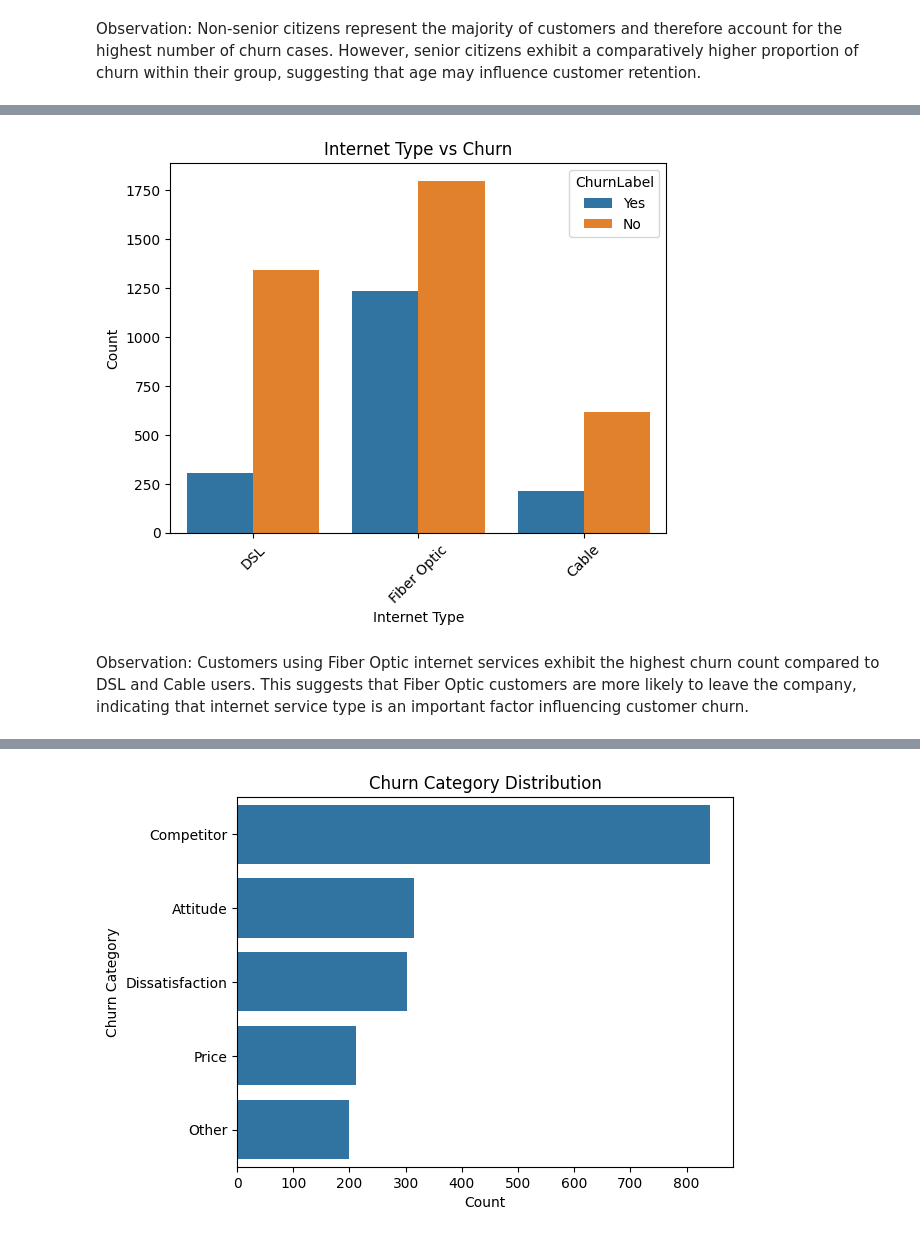
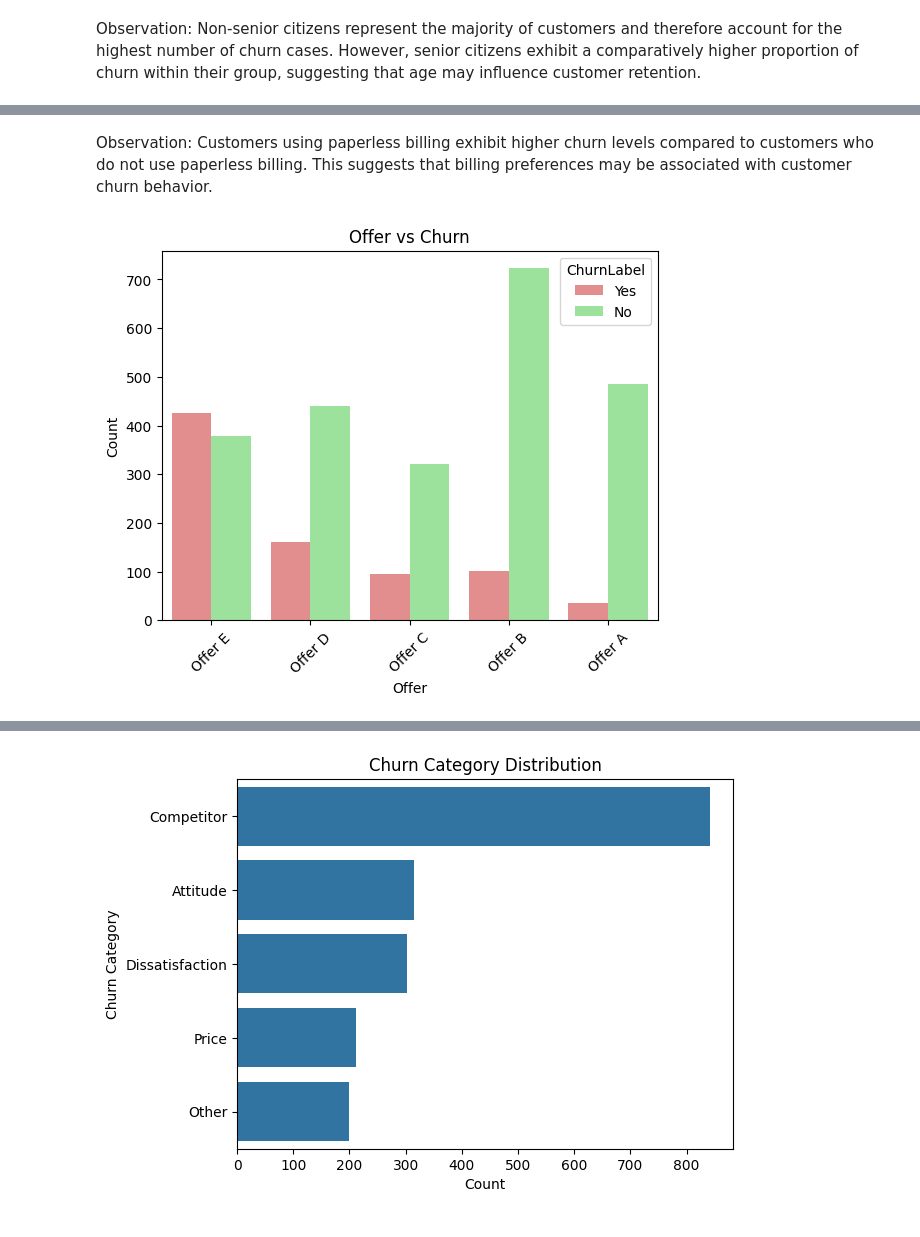
Before and after one commit to sreya-2004/codealpha_tasks, a Jupyter notebook: Customer_Churn_Analysis.ipynb, the cells around one changed output, grey strips where cells are left out. Cells and saved outputs as stored; diff of their text form; code cells hidden in the pictures.

```diff
--- a/Customer_Churn_Analysis.ipynb
+++ b/Customer_Churn_Analysis.ipynb
@@ -284,12 +374,17 @@ Observation: Customers with month-to-month contracts exhibit the highest churn c
+# %% [markdown]
+Observation: Customers using paperless billing exhibit higher churn levels compared to customers who do not use paperless billing. This suggests that billing preferences may be associated with customer churn behavior.
 # %%
-sns.countplot(x='InternetType', hue='ChurnLabel', data=df)
+sns.countplot(
+    x='Offer',
+    hue='ChurnLabel',
+    data=df,
+    palette={'Yes': 'lightcoral', 'No': 'lightgreen'}
+)
 
-plt.title('Internet Type vs Churn')
-plt.xlabel('Internet Type')
+plt.title('Offer vs Churn')
+plt.xlabel('Offer')
 plt.ylabel('Count')
 plt.xticks(rotation=45)
 plt.show()
 # %% [output]
-[figure, old version]
+[figure, new version]
-# %% [markdown]
-Observation: Customers using Fiber Optic internet services exhibit the highest churn count compared to DSL and Cable users. This suggests that Fiber Optic customers are more likely to leave the company, indicating that internet service type is an important factor influencing customer churn.
```
Also changed, not shown: parts of 28 cells of this notebook.
